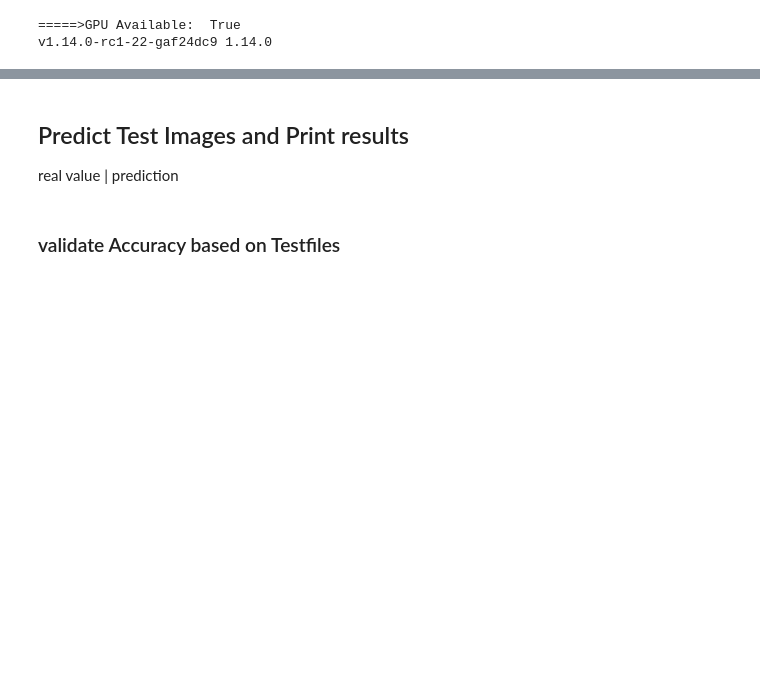
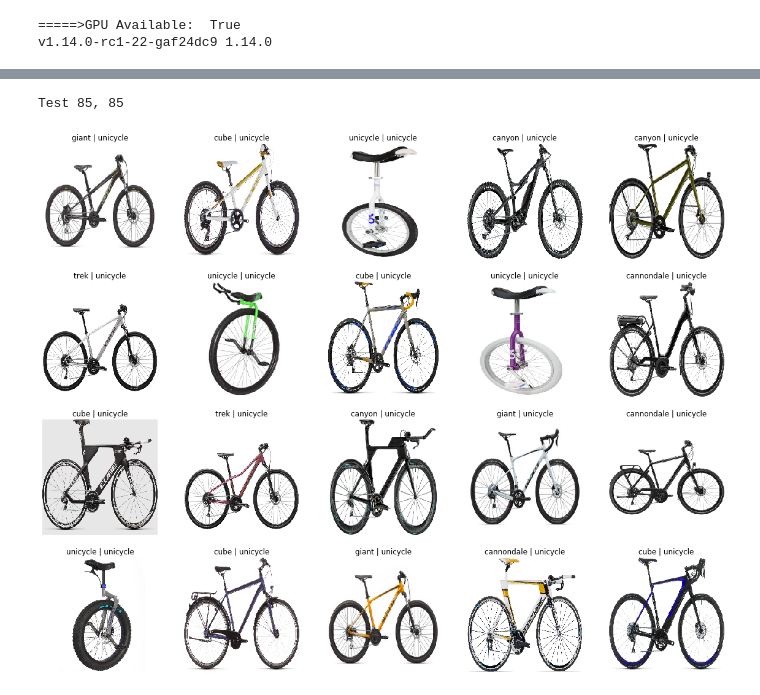
Before and after one commit to Dragonil/Deeplearning, a Jupyter notebook: DeeplearningTemplate.ipynb, the cells around one changed output, grey strips where cells are left out. Saved outputs shown, nothing was run; the diff lists cells and outputs as text; code cells hidden in the pictures; blank space fills up the shorter version.

```diff
--- a/DeeplearningTemplate.ipynb
+++ b/DeeplearningTemplate.ipynb
@@ -57,6 +72,6 @@ IMG_WIDTH = 224
 replaced with the code form Helena
 # %%
-def loadImg(paths, dimensions:int, output_size:int, sync:bool, aug:list=['all']):
+def loadImg(paths):
     images = {}
     for p in paths:
         img = cv.imread(str(p))
@@ -66,0 +156,2 @@ def loadImg(paths, dimensions:int, output_size:int, sync:bool, aug:list=['all'])
+# %%
+train, val = prepareDataset(Path(os.path.join(data_dir, 'Training')), True)
@@ -125,30 +250,0 @@ def getImages(img, keys):
-# %%
-def prepareDataset(train_path, test_path):
-    # Prepare list with Image Paths
-    train_paths = list(train_path.glob('*.jpg'))
-    test_paths = list(test_path.glob('*.jpg'))
-
-    ## Load Images
-    raw_train_images = loadImg(train_paths, IMG_HEIGHT, samplesize, True)
-    raw_test_images = loadImg(test_paths, IMG_HEIGHT, 0, True) # Load images with just resize
-
-    # Gen Train and Test Dataset
-    train_keys = list(raw_train_images.keys())
-    rnd.shuffle(train_keys) ## Shuffle traings dataset
-    train, val = train_val_split(train_keys) # Spilt dataset for train and validation
-    # Change dict to list
-    train_labels = getLabels(train)
-    train_images = getImages(raw_train_images, train)
-    val_labels = getLabels(val)
-    val_images = getImages(raw_train_images, val)
-
-
-    #Gen Test Dataset
-    test = list(raw_test_images.keys())
-    test_labels = getLabels(test)
-    test_images = getImages(raw_test_images, test)
-
-
-    print(f'Train {len(train_labels)}, {len(train_images)};  Val {len(val_labels)} {len(val_images)};  Test {len(test_labels)}, {len(test_images)}')
-
-    return (createBatches(train_images, BATCH_SIZE), createBatches(train_labels,BATCH_SIZE)), (createBatches(val_images, int(BATCH_SIZE*(1.05-split))), createBatches(val_labels,int(BATCH_SIZE*(1.05-split)))),(test_images, test_labels)
@@ -220,19 +251,21 @@ KeyboardInterrupt:
-# %% [markdown]
-## Predict Test Images and Print results
-real value | prediction
 # %%
+test, x = prepareDataset(Path(os.path.join(data_dir, 'Test')))
+
+model = tf.keras.models.load_model(os.path.join(Path.cwd(),'savedModel.h5'))
+
 ## pick 20 random images form trainset
 test_images, test_labels = [], []
 ids = rnd.sample(range(0, len(test[0])), 20)
 for i in range(20):
     test_images.append(test[0][ids[i]])
     test_labels.append(test[1][ids[i]])
 
 ibatch = [test_images]
 predictions = model.predict(ibatch, steps=2)
 showBatch(test_images, test_labels, predictions)
+# %% [output]
+Test 85, 85
+[figure, added]
-# %% [markdown]
-### validate Accuracy based on Testfiles
 # %%
 #for pred in predictions:
 preds = list(np.argmax(pred) for pred in predictions)
```
Also changed, not shown: parts of 26 cells of this notebook, 1 other file.
